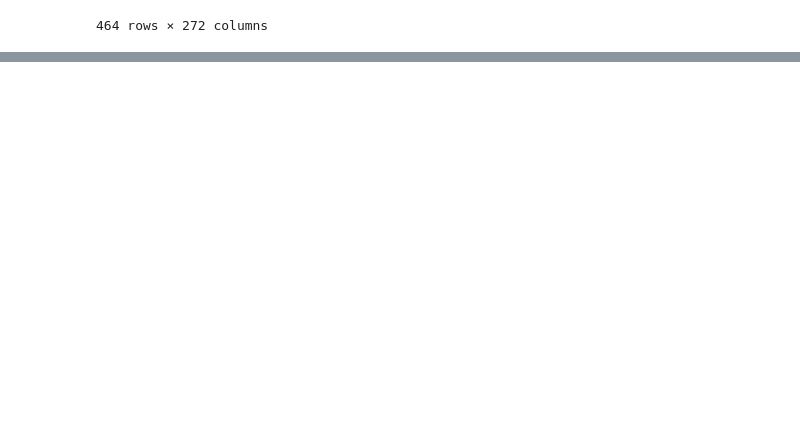
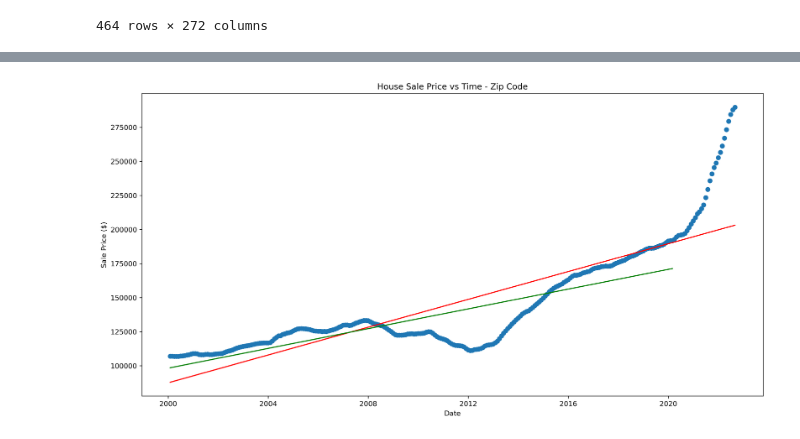
Before and after one commit to mhenson1989/group_one_project, a Jupyter notebook: TX_House_Sale_Price_Forecast_LinearRegression_FirstPass-With_Clean_Data_Final.ipynb, the cells around one changed output, grey strips where cells are left out. Cells and saved outputs as stored; diff of their text form; code cells hidden in the pictures; blank space fills up the shorter version.

```diff
--- a/TX_House_Sale_Price_Forecast_LinearRegression_FirstPass-With_Clean_Data_Final.ipynb
+++ b/TX_House_Sale_Price_Forecast_LinearRegression_FirstPass-With_Clean_Data_Final.ipynb
@@ -473,0 +504,23 @@ data_tableau.to_csv('tableau_clean.csv', index=True, header=True)
+# %%
+# Reshaping the X (corresponding dates to Sale Price) into an array. All dates are passed through pandas
+#‘to_datetime()’ function to convert it to float numeric for regression purpose. index.values is chained since dates
+# is the index of the dataframe
+X_nocovid = np.array(pd.to_datetime(clean_data_nocovid['77449']).index.values, dtype=float).reshape(-1, 1)
+
+# The y variable is the Sales Price for 77449 zip code
+y_nocovid = np.array(clean_data_nocovid['77449'].values)
+
+# Fit data into the model
+model.fit(X_nocovid, y_nocovid)
+
+# The model creates predicted y values based on X values
+y_pred_nocovid = model.predict(X_nocovid)
+# %%
+# Creating dataframes with X (Dates) to then convert to datetime using pandas
+X_nocovid_df = pd.DataFrame(X_nocovid, columns=['Dates'])
+X_df = pd.DataFrame(X, columns=['Dates'])
+# %%
+#Converting Dates columns to datetime using pandas.to_datetime
+X_nocovid_df['Dates'] = pd.to_datetime(X_nocovid_df['Dates'])
+X_df['Dates'] = pd.to_datetime(X_df['Dates'])
+X_df.head()
@@ -473,0 +534,17 @@ data_tableau.to_csv('tableau_clean.csv', index=True, header=True)
+# %%
+# Converting column from dataframe to an array to be used in the plot
+X_plot = X_df['Dates'].values
+X_nocovid_plot = X_nocovid_df['Dates'].values
+# %%
+# Plotting the results. This is only for 1 zip code. Think about plotting several zip codes (may need
+#a for loop).
+plt.figure(figsize=(16, 8), dpi=300)
+plt.scatter(X_plot, y)
+plt.plot(X_plot, y_pred, color='red')
+plt.plot(X_nocovid_plot, y_pred_nocovid, color='green')
+plt.title('House Sale Price vs Time - Zip Code')
+plt.xlabel('Date')
+plt.ylabel('Sale Price ($)')
+plt.show()
+# %% [output]
+[figure, added]
```
Also changed, not shown: parts of 6 cells of this notebook.
